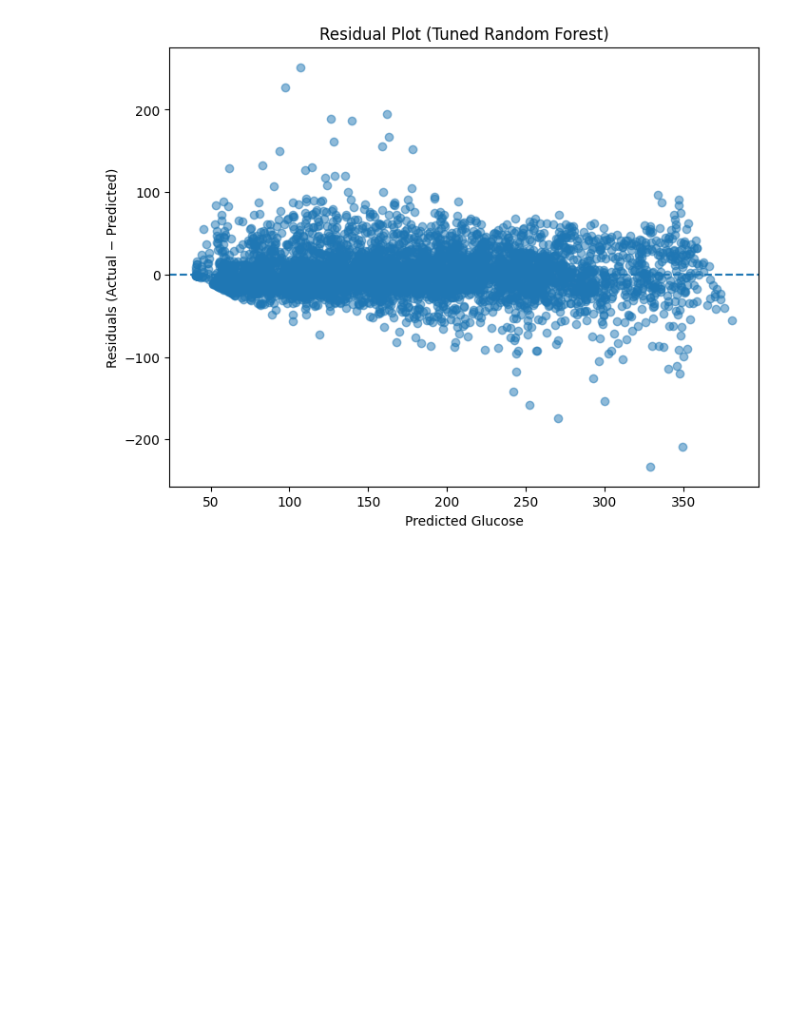
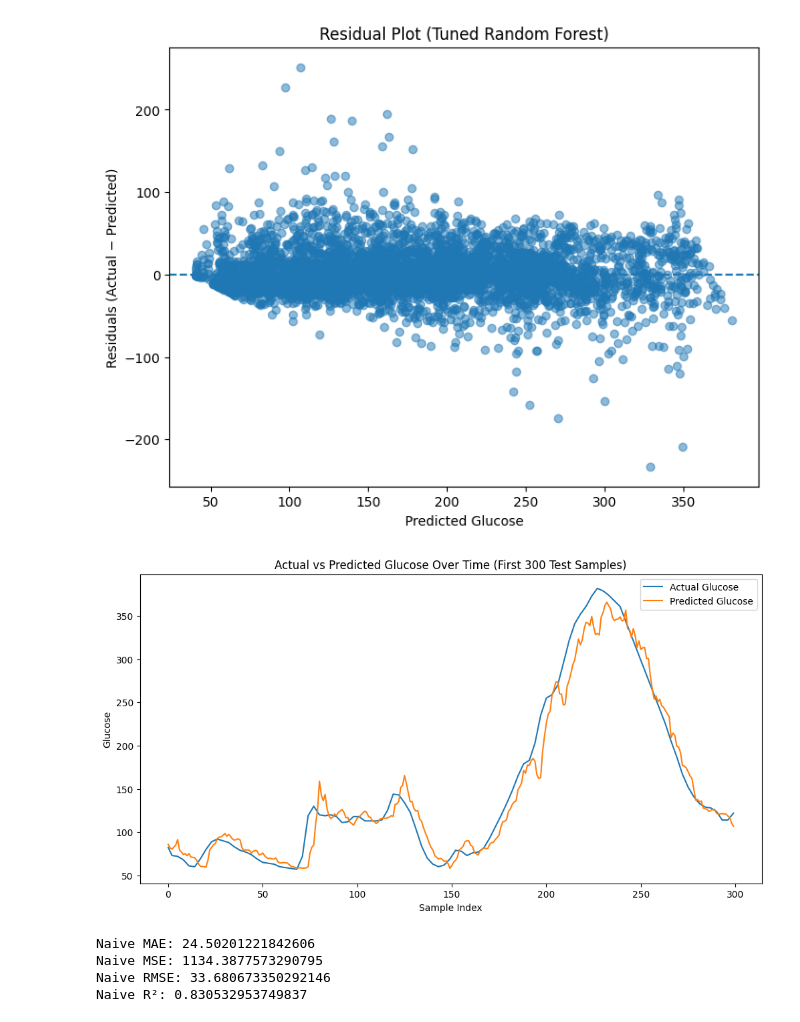
Before and after one commit to train013/Glucose-ML-Model, a Jupyter notebook: Multiple_Regression_Analysis_on_Diabetes_Dataset/Multiple_Linear_Regression.ipynb, the cells around one changed output. Drawn from its saved outputs; the diff is of its cells as text; code cells hidden in the pictures; blank space fills up the shorter version.

Commit message:
compare model performance against naive persistence baseline

```diff
--- a/Multiple_Regression_Analysis_on_Diabetes_Dataset/Multiple_Linear_Regression.ipynb
+++ b/Multiple_Regression_Analysis_on_Diabetes_Dataset/Multiple_Linear_Regression.ipynb
@@ -741,3 +741,39 @@ plt.title("Residual Plot (Tuned Random Forest)")
 plt.show()
 # %% [output]
 [figure]
+# %%
+# Plot actual and predicted glucose values over sample index
+
+plt.figure(figsize=(12, 6))
+
+plt.plot(y_test.values[:300], label="Actual Glucose")
+plt.plot(y_pred_best_rf[:300], label="Predicted Glucose")
+
+plt.xlabel("Sample Index")
+plt.ylabel("Glucose")
+plt.title("Actual vs Predicted Glucose Over Time (First 300 Test Samples)")
+plt.legend()
+
+plt.show()
+# %% [output]
+[figure, added]
+# %%
+# Naïve persistence baseline
+# Predict next glucose = previous glucose
+
+y_pred_naive = X_test["glucose"].values
+
+mae_naive = mean_absolute_error(y_test, y_pred_naive)
+mse_naive = mean_squared_error(y_test, y_pred_naive)
+rmse_naive = np.sqrt(mse_naive)
+r2_naive = r2_score(y_test, y_pred_naive)
+
+print("Naive MAE:", mae_naive)
+print("Naive MSE:", mse_naive)
+print("Naive RMSE:", rmse_naive)
+print("Naive R²:", r2_naive)
+# %% [output]
+Naive MAE: 24.50201221842606
+Naive MSE: 1134.3877573290795
+Naive RMSE: 33.680673350292146
+Naive R²: 0.830532953749837
```
